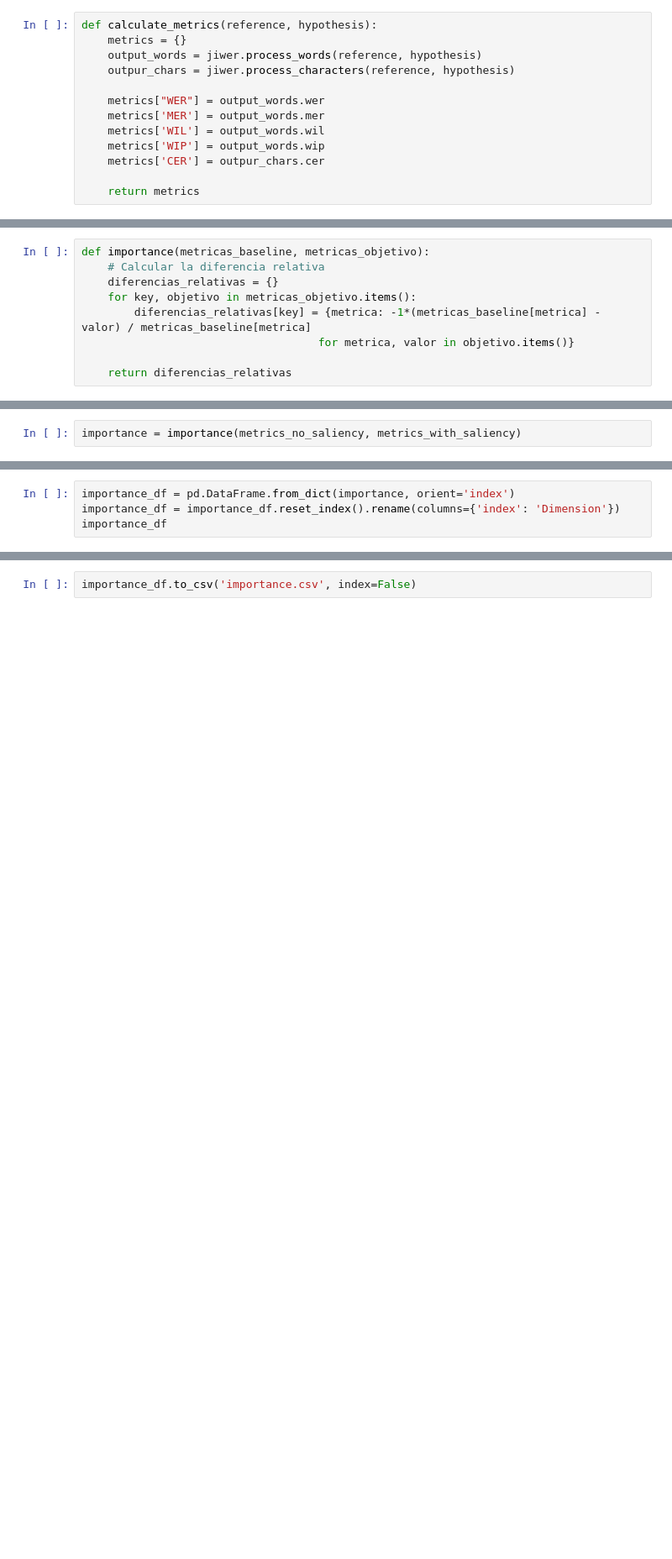
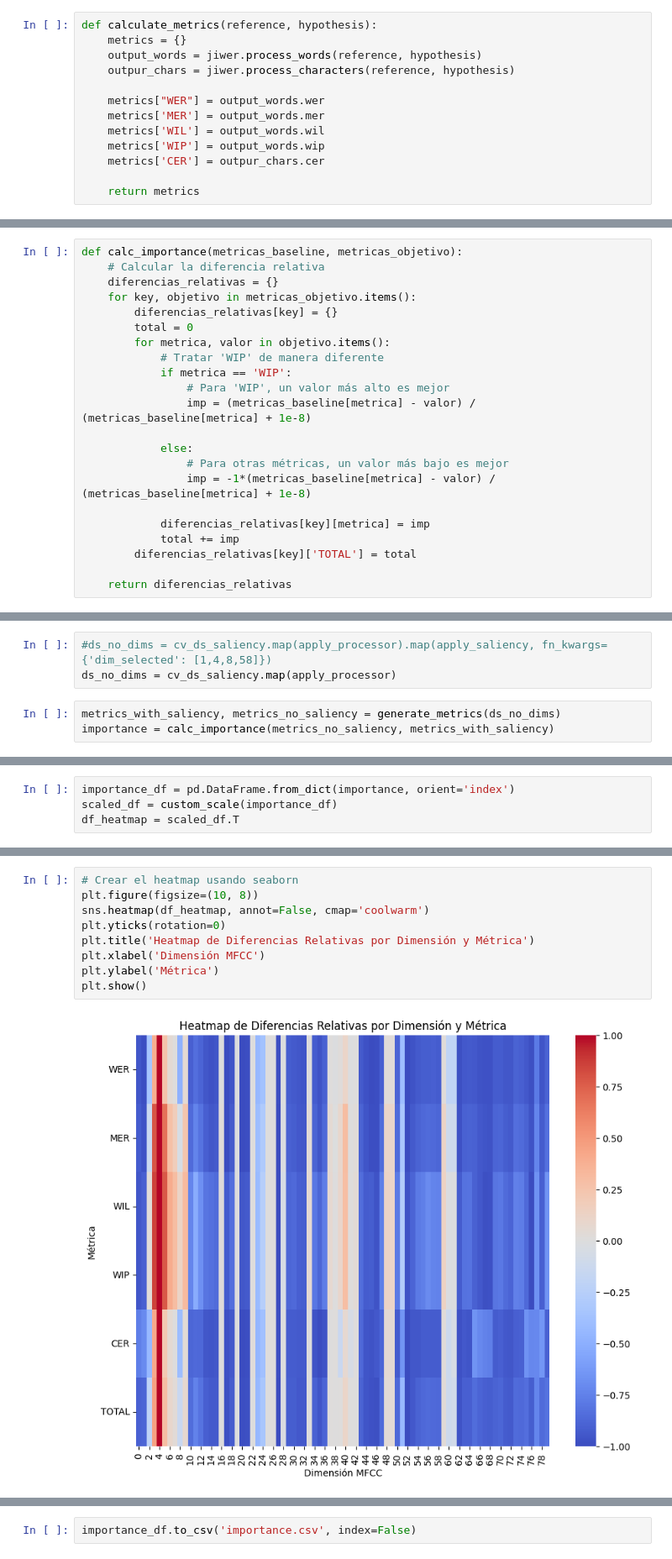
Before and after one commit to diegoquezadac/BATS, a Jupyter notebook: inference.ipynb, the cells around one changed output, grey strips where cells are left out. Shown at 84% size. Saved outputs shown, nothing was run; the diff lists cells and outputs as text; blank space fills up the shorter version.

```diff
--- a/inference.ipynb
+++ b/inference.ipynb
@@ -498,9 +494,22 @@ metrics_with_saliency
 # %%
-def importance(metricas_baseline, metricas_objetivo):
+def calc_importance(metricas_baseline, metricas_objetivo):
     # Calcular la diferencia relativa
     diferencias_relativas = {}
     for key, objetivo in metricas_objetivo.items():
-        diferencias_relativas[key] = {metrica: -1*(metricas_baseline[metrica] - valor) / metricas_baseline[metrica]
-                                    for metrica, valor in objetivo.items()}
+        diferencias_relativas[key] = {}
+        total = 0
+        for metrica, valor in objetivo.items():
+            # Tratar 'WIP' de manera diferente
+            if metrica == 'WIP':
+                # Para 'WIP', un valor más alto es mejor
+                imp = (metricas_baseline[metrica] - valor) / (metricas_baseline[metrica] + 1e-8)
+
+            else:
+                # Para otras métricas, un valor más bajo es mejor
+                imp = -1*(metricas_baseline[metrica] - valor) / (metricas_baseline[metrica] + 1e-8)
+
+            diferencias_relativas[key][metrica] = imp
+            total += imp
+        diferencias_relativas[key]['TOTAL'] = total
 
     return diferencias_relativas
@@ -507,2 +547,6 @@ def importance(metricas_baseline, metricas_objetivo):
+# %%
+#ds_no_dims = cv_ds_saliency.map(apply_processor).map(apply_saliency, fn_kwargs={'dim_selected': [1,4,8,58]})
+ds_no_dims = cv_ds_saliency.map(apply_processor)
 # %%
-importance = importance(metrics_no_saliency, metrics_with_saliency)
+metrics_with_saliency, metrics_no_saliency = generate_metrics(ds_no_dims)
+importance = calc_importance(metrics_no_saliency, metrics_with_saliency)
@@ -509,4 +557,4 @@ importance = importance(metrics_no_saliency, metrics_with_saliency)
 # %%
 importance_df = pd.DataFrame.from_dict(importance, orient='index')
-importance_df = importance_df.reset_index().rename(columns={'index': 'Dimension'})
-importance_df
+scaled_df = custom_scale(importance_df)
+df_heatmap = scaled_df.T
@@ -526,0 +589,11 @@ importance_df
+# %%
+# Crear el heatmap usando seaborn
+plt.figure(figsize=(10, 8))
+sns.heatmap(df_heatmap, annot=False, cmap='coolwarm')
+plt.yticks(rotation=0)
+plt.title('Heatmap de Diferencias Relativas por Dimensión y Métrica')
+plt.xlabel('Dimensión MFCC')
+plt.ylabel('Métrica')
+plt.show()
+# %% [output]
+[figure, added]
```
Also changed, not shown: parts of 40 cells of this notebook, 4 other files.
